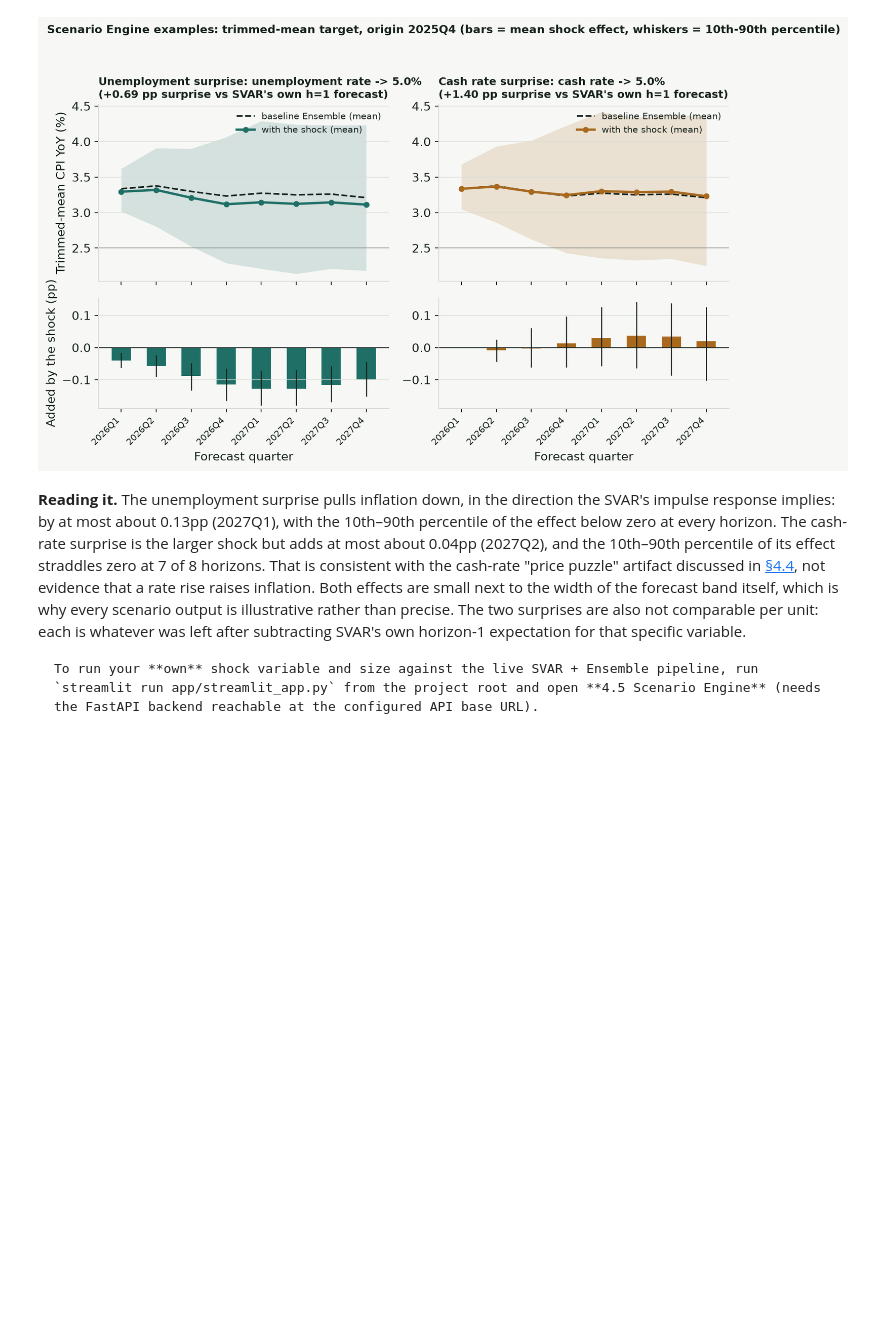
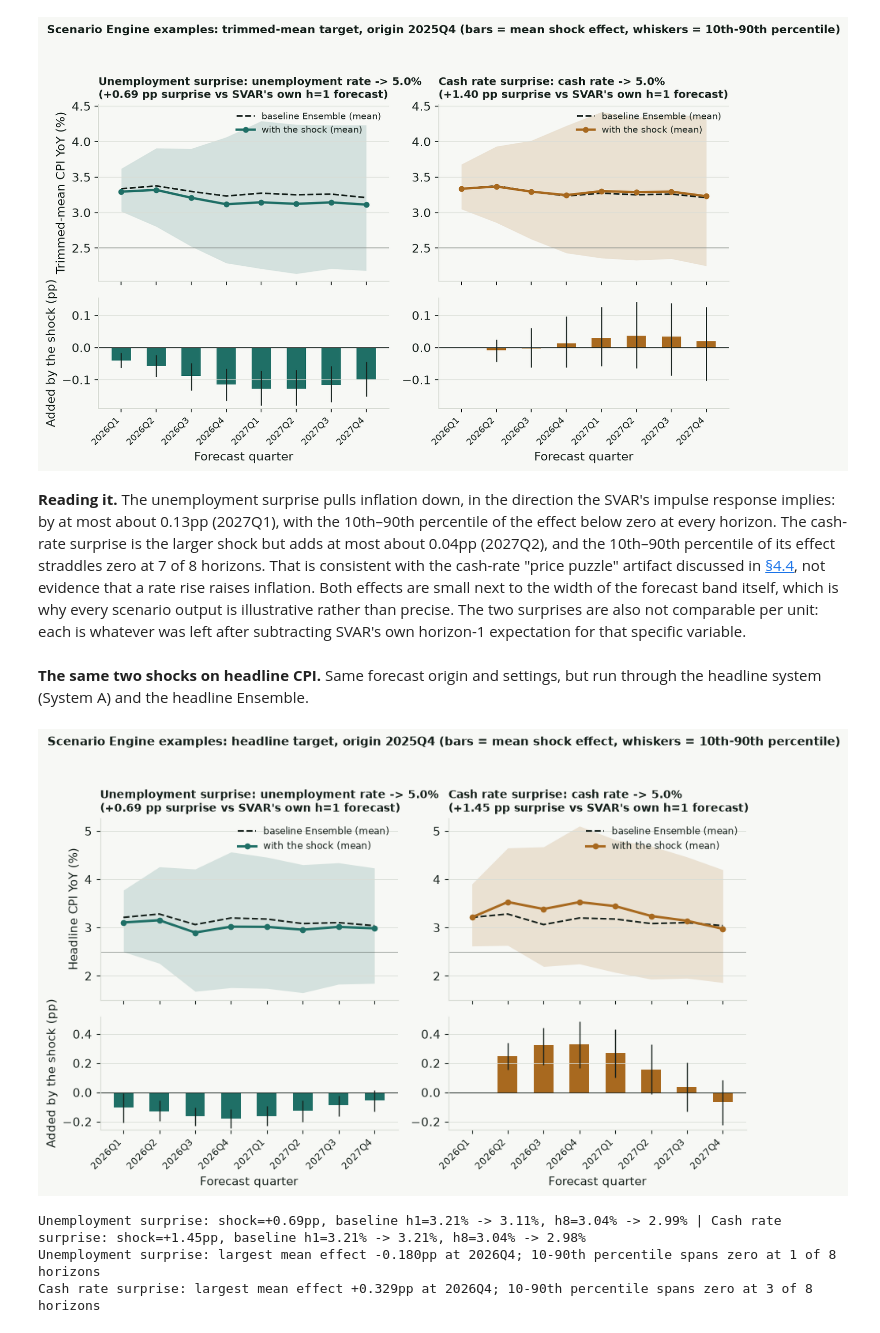
Before and after one commit to JuanVu1810/Australian-CPI-Forecast, a Jupyter notebook: book/australian_cpi_forecasting/04_modeling/45_scenario_engine.ipynb, the cells around one changed output. Drawn from its saved outputs; the diff is of its cells as text; code cells hidden in the pictures; blank space fills up the shorter version.

````diff
--- a/book/australian_cpi_forecasting/04_modeling/45_scenario_engine.ipynb
+++ b/book/australian_cpi_forecasting/04_modeling/45_scenario_engine.ipynb
@@ -142,7 +142,73 @@ zero at 7 of 8 horizons. That is consistent with the cash-rate "price puzzle" ar
 evidence that a rate rise raises inflation. Both effects are small next to the width of the forecast band itself, which is
 why every scenario output is illustrative rather than precise. The two surprises are also not comparable per unit: each is
 whatever was left after subtracting SVAR's own horizon-1 expectation for that specific variable.
-
-```{tip}
-To run your **own** shock variable and size against the live SVAR + Ensemble pipeline, run `streamlit run app/streamlit_app.py` from the project root and open **4.5 Scenario Engine** (needs the FastAPI backend reachable at the configured API base URL).
-```
+# %% [markdown]
+**The same two shocks on headline CPI.** Same forecast origin and settings, but run through the headline system (System A) and the headline Ensemble.
+# %%
+from src.models import scenario
+
+SCENARIO_CASES = (
+    ("Unemployment surprise", "unemployment_rate", 5.0, ACCENT),
+    ("Cash rate surprise", "cash_rate", 5.0, HIGHLIGHT),
+)
+results = [
+    scenario.run_scenario(target="headline", shock_variable=var, shock_value=val, n_sims=300, seed=42)
+    for _, var, val, _ in SCENARIO_CASES
+]
+
+fig, axes = plt.subplots(2, 2, figsize=(9.2, 6.0), sharex=True, gridspec_kw={"height_ratios": [1.6, 1]})
+for col, ((label, var, val, color), res) in enumerate(zip(SCENARIO_CASES, results)):
+    x = np.arange(len(res.horizons))
+    baseline = res.baseline_paths.mean(axis=0)          # res.forecast is also a mean over draws
+    top, bottom = axes[0, col], axes[1, col]
+
+    top.fill_between(x, res.interval_lower, res.interval_upper, color=color, alpha=0.16, linewidth=0)
+    top.plot(x, baseline, color=INK, linewidth=1.5, linestyle="--", label="baseline Ensemble (mean)")
+    top.plot(x, res.forecast, color=color, linewidth=2.2, marker="o", markersize=4.5, label="with the shock (mean)")
+    top.axhline(2.5, color=INK, linewidth=0.7, alpha=0.4)
+    top.set_title(f"{label}: {var.replace('_', ' ')} -> {val:.1f}%\n({res.shock_size:+.2f} pp surprise vs SVAR's own h=1 forecast)",
+                  loc="left", fontsize=10, fontweight="bold")
+    top.legend(frameon=False, fontsize=8.3, loc="upper right")
+
+    lo, hi = np.percentile(res.shock_contribution, [10, 90], axis=0)
+    med = res.shock_contribution.mean(axis=0)
+    bottom.axhline(0, color=INK, linewidth=0.7)
+    bottom.bar(x, med, width=0.55, color=color)
+    bottom.vlines(x, lo, hi, color=INK, linewidth=1.0)
+    bottom.set_xticks(x, res.quarters, rotation=45, ha="right", fontsize=8.5)
+    bottom.set_xlabel("Forecast quarter")
+    if col == 0:
+        top.set_ylabel("Headline CPI YoY (%)")
+        bottom.set_ylabel("Added by the shock (pp)")
+    for a in (top, bottom):
+        a.grid(axis="x", visible=False)
+        a.spines[["top", "right"]].set_visible(False)
+top_lo = min(a.get_ylim()[0] for a in axes[0])
+top_hi = max(a.get_ylim()[1] for a in axes[0])
+for a in axes[0]:
+    a.set_ylim(top_lo, top_hi)
+bot_lo = min(a.get_ylim()[0] for a in axes[1])
+bot_hi = max(a.get_ylim()[1] for a in axes[1])
+for a in axes[1]:
+    a.set_ylim(bot_lo, bot_hi)
+fig.suptitle("Scenario Engine examples: headline target, origin 2025Q4 (bars = mean shock effect, whiskers = 10th-90th percentile)",
+             fontsize=10.5, fontweight="bold", x=0.02, ha="left")
+fig.tight_layout(rect=(0, 0, 1, 0.95))
+plt.show()
+
+print(" | ".join(
+    f"{label}: shock={res.shock_size:+.2f}pp, baseline h1={res.baseline_paths.mean(axis=0)[0]:.2f}% -> {res.forecast[0]:.2f}%, "
+    f"h8={res.baseline_paths.mean(axis=0)[-1]:.2f}% -> {res.forecast[-1]:.2f}%"
+    for (label, *_), res in zip(SCENARIO_CASES, results)
+))
+for (label, *_), res in zip(SCENARIO_CASES, results):
+    effect = res.shock_contribution.mean(axis=0)
+    lo, hi = np.percentile(res.shock_contribution, [10, 90], axis=0)
+    k = int(np.abs(effect).argmax())
+    print(f"{label}: largest mean effect {effect[k]:+.3f}pp at {res.quarters[k]}; "
+          f"10-90th percentile spans zero at {int(((lo < 0) & (hi > 0)).sum())} of {len(effect)} horizons")
+# %% [output]
+[figure, added]
+Unemployment surprise: shock=+0.69pp, baseline h1=3.21% -> 3.11%, h8=3.04% -> 2.99% | Cash rate surprise: shock=+1.45pp, baseline h1=3.21% -> 3.21%, h8=3.04% -> 2.98%
+Unemployment surprise: largest mean effect -0.180pp at 2026Q4; 10-90th percentile spans zero at 1 of 8 horizons
+Cash rate surprise: largest mean effect +0.329pp at 2026Q4; 10-90th percentile spans zero at 3 of 8 horizons
````
Also changed, not shown: parts of 2 cells of this notebook, 6 other files.
